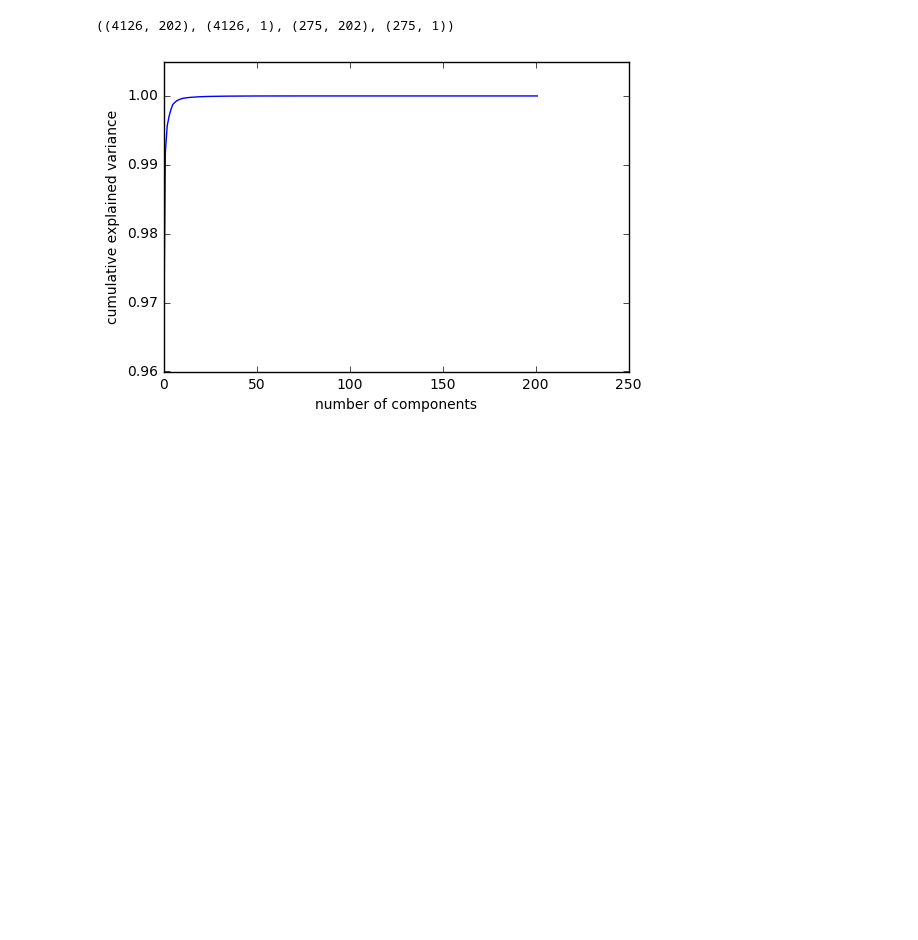
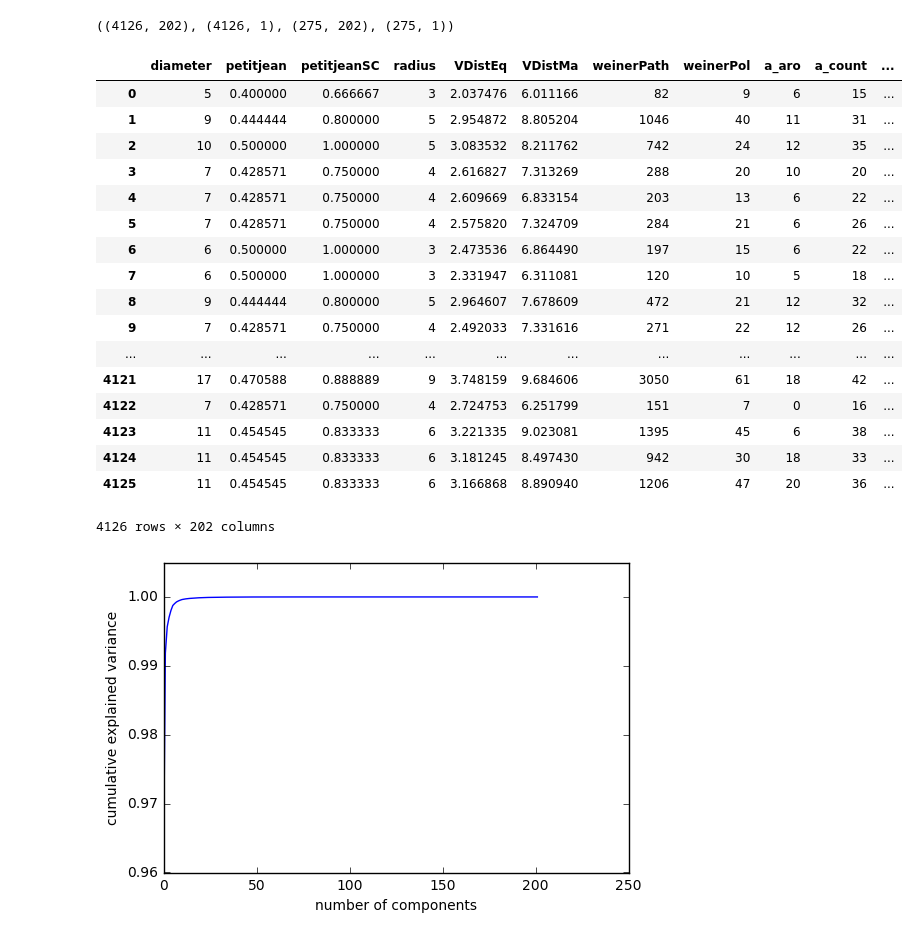
Before and after one commit to BeckResearchLab/MPexplo, a Jupyter notebook: extra-o-matic/melting points- starting all over again.ipynb, the cells around one changed output. Saved outputs shown, nothing was run; the diff lists cells and outputs as text; code cells hidden in the pictures; blank space fills up the shorter version.

```diff
--- a/extra-o-matic/melting points- starting all over again.ipynb
+++ b/extra-o-matic/melting points- starting all over again.ipynb
@@ -39,6 +59,27 @@ y_test_df=y_df[tt_df['test_train']=='Test']
 x_train_df.shape, y_train_df.shape, x_test_df.shape, y_test_df.shape
 # %% [output]
 ((4126, 202), (4126, 1), (275, 202), (275, 1))
+# %%
+x_train_df
+# %% [output]
+|  | diameter | petitjean | petitjeanSC | radius | VDistEq | VDistMa | weinerPath | weinerPol | a_aro | a_count | ... |
+| 0 | 5 | 0.400000 | 0.666667 | 3 | 2.037476 | 6.011166 | 82 | 9 | 6 | 15 | ... |
+| 1 | 9 | 0.444444 | 0.800000 | 5 | 2.954872 | 8.805204 | 1046 | 40 | 11 | 31 | ... |
+| 2 | 10 | 0.500000 | 1.000000 | 5 | 3.083532 | 8.211762 | 742 | 24 | 12 | 35 | ... |
+| 3 | 7 | 0.428571 | 0.750000 | 4 | 2.616827 | 7.313269 | 288 | 20 | 10 | 20 | ... |
+| 4 | 7 | 0.428571 | 0.750000 | 4 | 2.609669 | 6.833154 | 203 | 13 | 6 | 22 | ... |
+| 5 | 7 | 0.428571 | 0.750000 | 4 | 2.575820 | 7.324709 | 284 | 21 | 6 | 26 | ... |
+| 6 | 6 | 0.500000 | 1.000000 | 3 | 2.473536 | 6.864490 | 197 | 15 | 6 | 22 | ... |
+| 7 | 6 | 0.500000 | 1.000000 | 3 | 2.331947 | 6.311081 | 120 | 10 | 5 | 18 | ... |
+| 8 | 9 | 0.444444 | 0.800000 | 5 | 2.964607 | 7.678609 | 472 | 21 | 12 | 32 | ... |
+| 9 | 7 | 0.428571 | 0.750000 | 4 | 2.492033 | 7.331616 | 271 | 22 | 12 | 26 | ... |
+| ... | ... | ... | ... | ... | ... | ... | ... | ... | ... | ... | ... |
+| 4121 | 17 | 0.470588 | 0.888889 | 9 | 3.748159 | 9.684606 | 3050 | 61 | 18 | 42 | ... |
+| 4122 | 7 | 0.428571 | 0.750000 | 4 | 2.724753 | 6.251799 | 151 | 7 | 0 | 16 | ... |
+| 4123 | 11 | 0.454545 | 0.833333 | 6 | 3.221335 | 9.023081 | 1395 | 45 | 6 | 38 | ... |
+| 4124 | 11 | 0.454545 | 0.833333 | 6 | 3.181245 | 8.497430 | 942 | 30 | 18 | 33 | ... |
+| 4125 | 11 | 0.454545 | 0.833333 | 6 | 3.166868 | 8.890940 | 1206 | 47 | 20 | 36 | ... |
+4126 rows × 202 columns
 # %%
 #normalize the observations
 y_scaler=StandardScaler()
```
Also changed, not shown: parts of 18 cells of this notebook.
